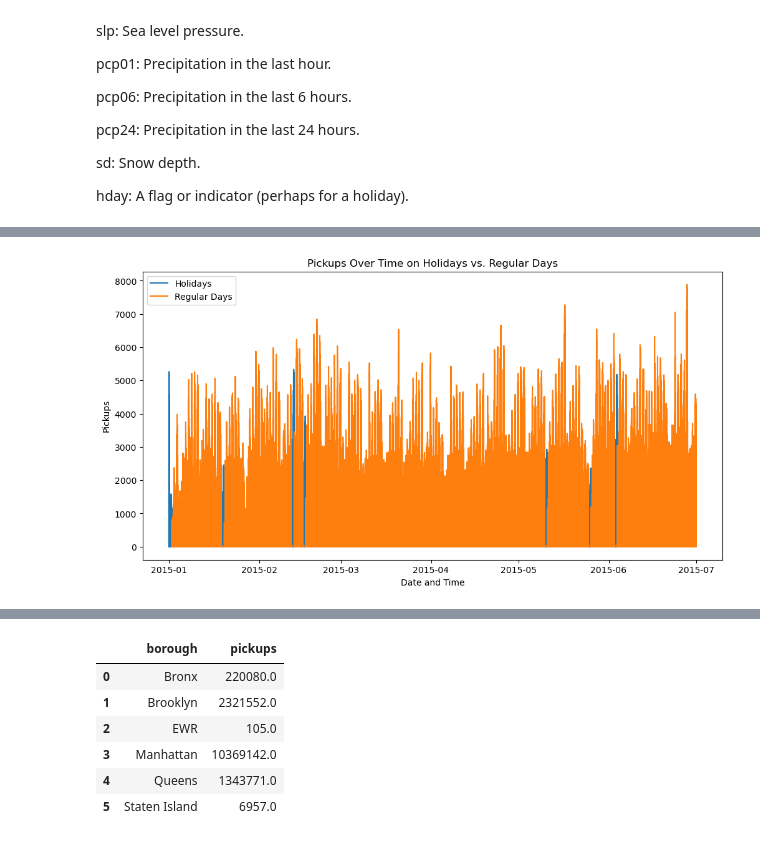
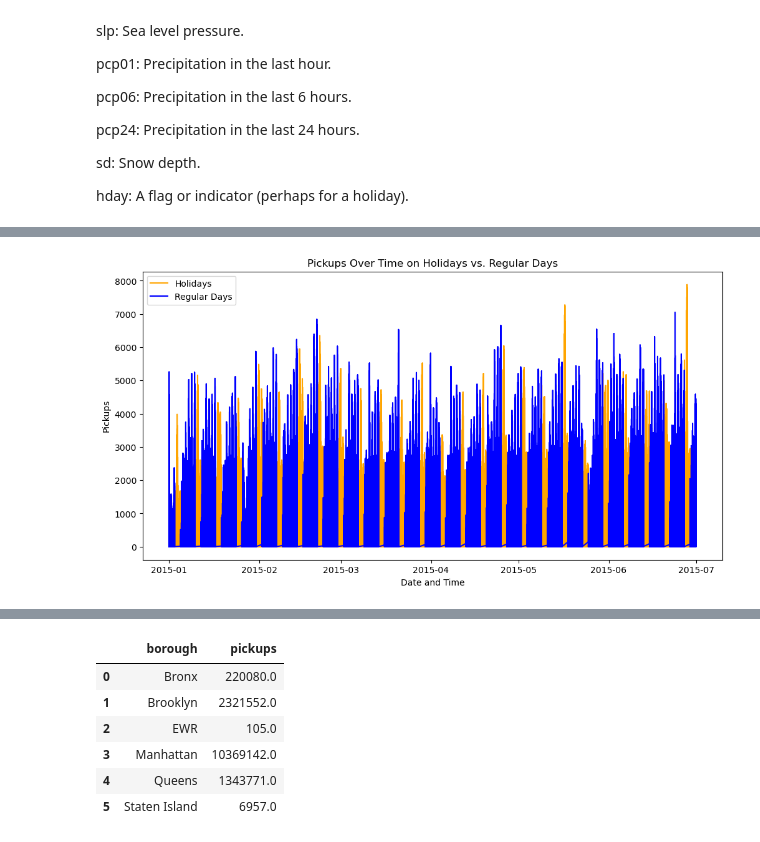
Before and after one commit to Jherza-X/Project1-Group9, a Jupyter notebook: Uber-Weather-Project/project-1 - Q4.ipynb, the cells around one changed output, grey strips where cells are left out. Drawn from its saved outputs; the diff is of its cells as text; code cells hidden in the pictures.

```diff
--- a/Uber-Weather-Project/project-1 - Q4.ipynb
+++ b/Uber-Weather-Project/project-1 - Q4.ipynb
@@ -154,17 +154,17 @@ Mean pickups on regular days: 549.5552362707535
 # %%
 #Time Analysis
 #this is a time series plot created by using multiple time periods,
 #This chart helps to visualize how pickups vary over time for both holidays and regular days.
 
 uber_weather_df['pickup_dt'] = uber_weather_df['pickup_dt'].astype('datetime64')
 plt.figure(figsize=(12, 6))
-plt.plot(uber_weather_df[uber_weather_df['Holiday'] == 'Y']['pickup_dt'], uber_weather_df[uber_weather_df['Holiday'] == 'Y']['pickups'], label='Holidays')
-plt.plot(uber_weather_df[uber_weather_df['Holiday'] != 'Y']['pickup_dt'], uber_weather_df[uber_weather_df['Holiday'] != 'Y']['pickups'], label='Regular Days')
+plt.plot(uber_weather_df[uber_weather_df['Holiday'] == 'Y']['pickup_dt'], uber_weather_df[uber_weather_df['Holiday'] == 'Y']['pickups'], label='Holidays',color ="Orange")
+plt.plot(uber_weather_df[uber_weather_df['Holiday'] != 'Y']['pickup_dt'], uber_weather_df[uber_weather_df['Holiday'] != 'Y']['pickups'], label='Regular Days', color="Blue")
 plt.title("Pickups Over Time on Holidays vs. Regular Days")
 plt.xlabel("Date and Time")
 plt.ylabel("Pickups")
 plt.legend()
 plt.show()
 # %% [output]
-[figure, old version]
+[figure, new version]
 # %%
```
Also changed, not shown: parts of 21 cells of this notebook, 1 other file.
